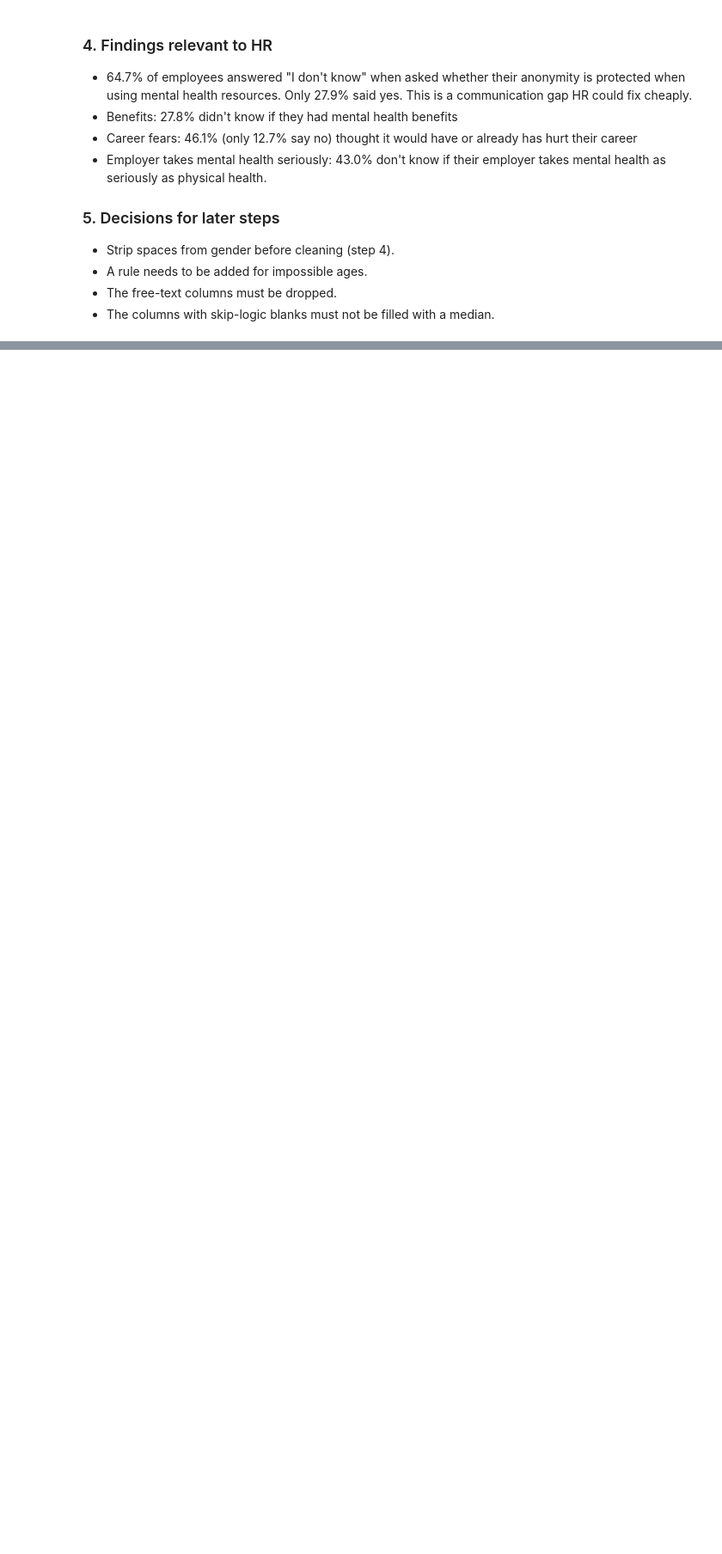
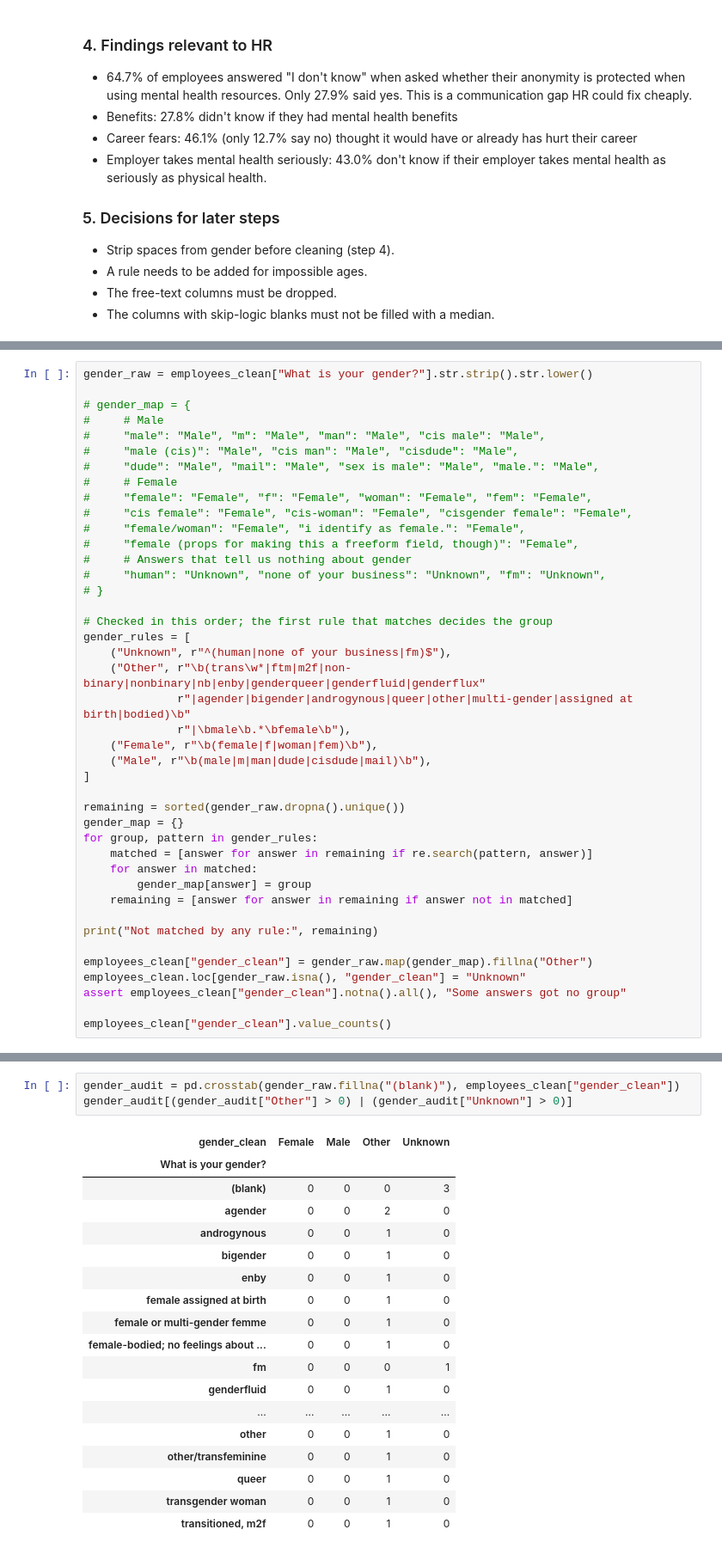
Before and after one commit to fluyid/osmi-mental-health-in-tech, a Jupyter notebook: osmi-clustering/notebooks/01_clustering.ipynb, the cells around one changed output, grey strips where cells are left out. Shown at 86% size. Cells and saved outputs as stored; diff of their text form; blank space fills up the shorter version.

```diff
--- a/osmi-clustering/notebooks/01_clustering.ipynb
+++ b/osmi-clustering/notebooks/01_clustering.ipynb
@@ -302,0 +306,42 @@ plt.show()
+# %%
+gender_raw = employees_clean["What is your gender?"].str.strip().str.lower()
+
+# gender_map = {
+#     # Male
+#     "male": "Male", "m": "Male", "man": "Male", "cis male": "Male",
+#     "male (cis)": "Male", "cis man": "Male", "cisdude": "Male",
+#     "dude": "Male", "mail": "Male", "sex is male": "Male", "male.": "Male",
+#     # Female
+#     "female": "Female", "f": "Female", "woman": "Female", "fem": "Female",
+#     "cis female": "Female", "cis-woman": "Female", "cisgender female": "Female",
+#     "female/woman": "Female", "i identify as female.": "Female",
+#     "female (props for making this a freeform field, though)": "Female",
+#     # Answers that tell us nothing about gender
+#     "human": "Unknown", "none of your business": "Unknown", "fm": "Unknown",
+# }
+
+# Checked in this order; the first rule that matches decides the group
+gender_rules = [
+    ("Unknown", r"^(human|none of your business|fm)$"),
+    ("Other", r"\b(trans\w*|ftm|m2f|non-binary|nonbinary|nb|enby|genderqueer|genderfluid|genderflux"
+              r"|agender|bigender|androgynous|queer|other|multi-gender|assigned at birth|bodied)\b"
+              r"|\bmale\b.*\bfemale\b"),
+    ("Female", r"\b(female|f|woman|fem)\b"),
+    ("Male", r"\b(male|m|man|dude|cisdude|mail)\b"),
+]
+
+remaining = sorted(gender_raw.dropna().unique())
+gender_map = {}
+for group, pattern in gender_rules:
+    matched = [answer for answer in remaining if re.search(pattern, answer)]
+    for answer in matched:
+        gender_map[answer] = group
+    remaining = [answer for answer in remaining if answer not in matched]
+
+print("Not matched by any rule:", remaining)
+
+employees_clean["gender_clean"] = gender_raw.map(gender_map).fillna("Other")
+employees_clean.loc[gender_raw.isna(), "gender_clean"] = "Unknown"
+assert employees_clean["gender_clean"].notna().all(), "Some answers got no group"
+
+employees_clean["gender_clean"].value_counts()
@@ -302,0 +356,22 @@ plt.show()
+# %%
+gender_audit = pd.crosstab(gender_raw.fillna("(blank)"), employees_clean["gender_clean"])
+gender_audit[(gender_audit["Other"] > 0) | (gender_audit["Unknown"] > 0)]
+# %% [output]
+| gender_clean | Female | Male | Other | Unknown |
+| What is your gender? |  |  |  |  |
+| (blank) | 0 | 0 | 0 | 3 |
+| agender | 0 | 0 | 2 | 0 |
+| androgynous | 0 | 0 | 1 | 0 |
+| bigender | 0 | 0 | 1 | 0 |
+| enby | 0 | 0 | 1 | 0 |
+| female assigned at birth | 0 | 0 | 1 | 0 |
+| female or multi-gender femme | 0 | 0 | 1 | 0 |
+| female-bodied; no feelings about ... | 0 | 0 | 1 | 0 |
+| fm | 0 | 0 | 0 | 1 |
+| genderfluid | 0 | 0 | 1 | 0 |
+| ... | ... | ... | ... | ... |
+| other | 0 | 0 | 1 | 0 |
+| other/transfeminine | 0 | 0 | 1 | 0 |
+| queer | 0 | 0 | 1 | 0 |
+| transgender woman | 0 | 0 | 1 | 0 |
+| transitioned, m2f | 0 | 0 | 1 | 0 |
```
Also changed, not shown: parts of 4 cells of this notebook.
